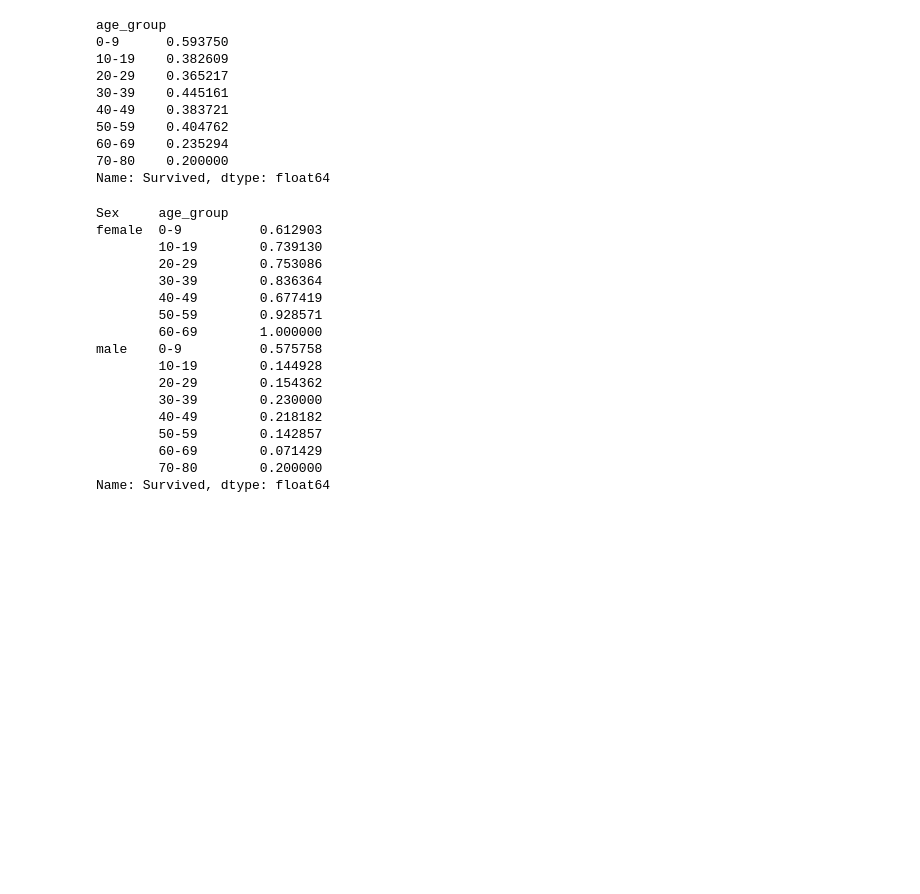
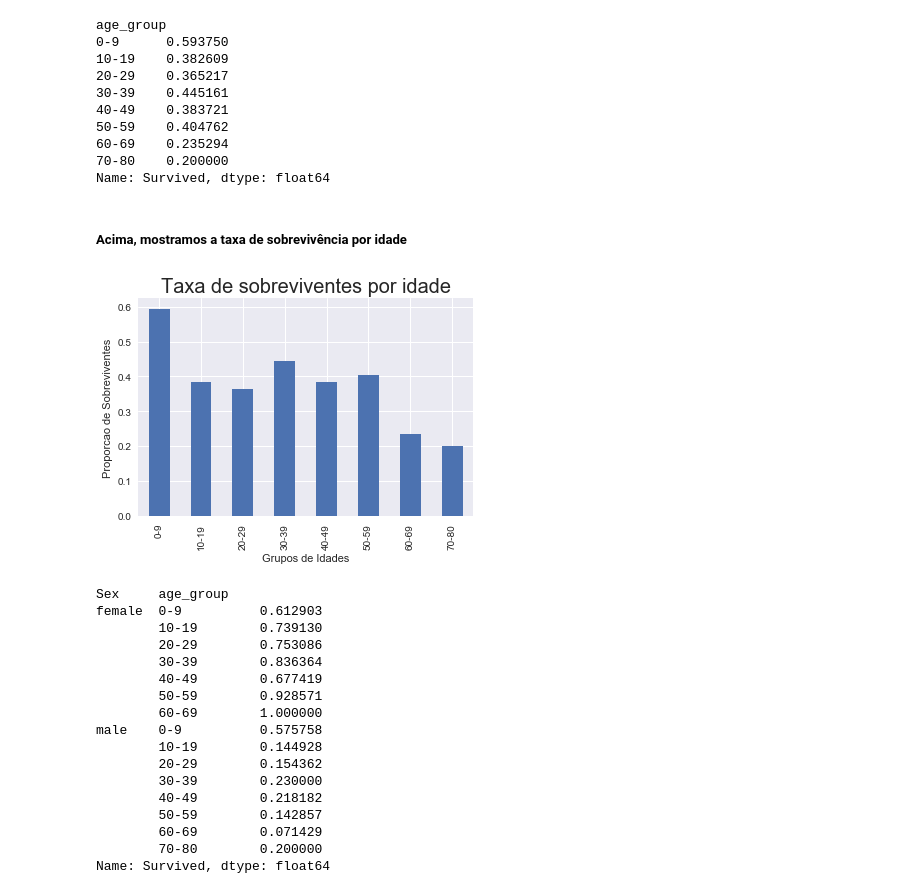
Before and after one commit to diogenesneto/udacity_projects, a Jupyter notebook: P2/P2 - Investigando uma Base de Dados (Titanic).ipynb, the cells around one changed output. Drawn from its saved outputs; the diff is of its cells as text; code cells hidden in the pictures; blank space fills up the shorter version.

```diff
--- a/P2/P2 - Investigando uma Base de Dados (Titanic).ipynb
+++ b/P2/P2 - Investigando uma Base de Dados (Titanic).ipynb
@@ -336,6 +339,19 @@ age_group
 60-69    0.235294
 70-80    0.200000
 Name: Survived, dtype: float64
+# %% [markdown]
+##### Acima, mostramos a taxa de sobrevivência por idade
+# %%
+#titanic_df.groupby(['age_group']).Survived.mean().plot(title='Taxa de sobreviventes por idade', kind='bar')
+
+# Gráfico da proporção de sobrevivência por idade
+%matplotlib inline
+titanic_df.groupby(['age_group']).Survived.mean().plot(kind='bar')
+plt.title("Taxa de sobreviventes por idade", fontsize=20)
+plt.ylabel('Proporcao de Sobreviventes')
+plt.xlabel('Grupos de Idades');
+# %% [output]
+[figure, added]
 # %%
 print titanic_df.groupby(['Sex','age_group']).Survived.mean()
 # %% [output]
```
Also changed, not shown: parts of 6 cells of this notebook, 1 other file.
